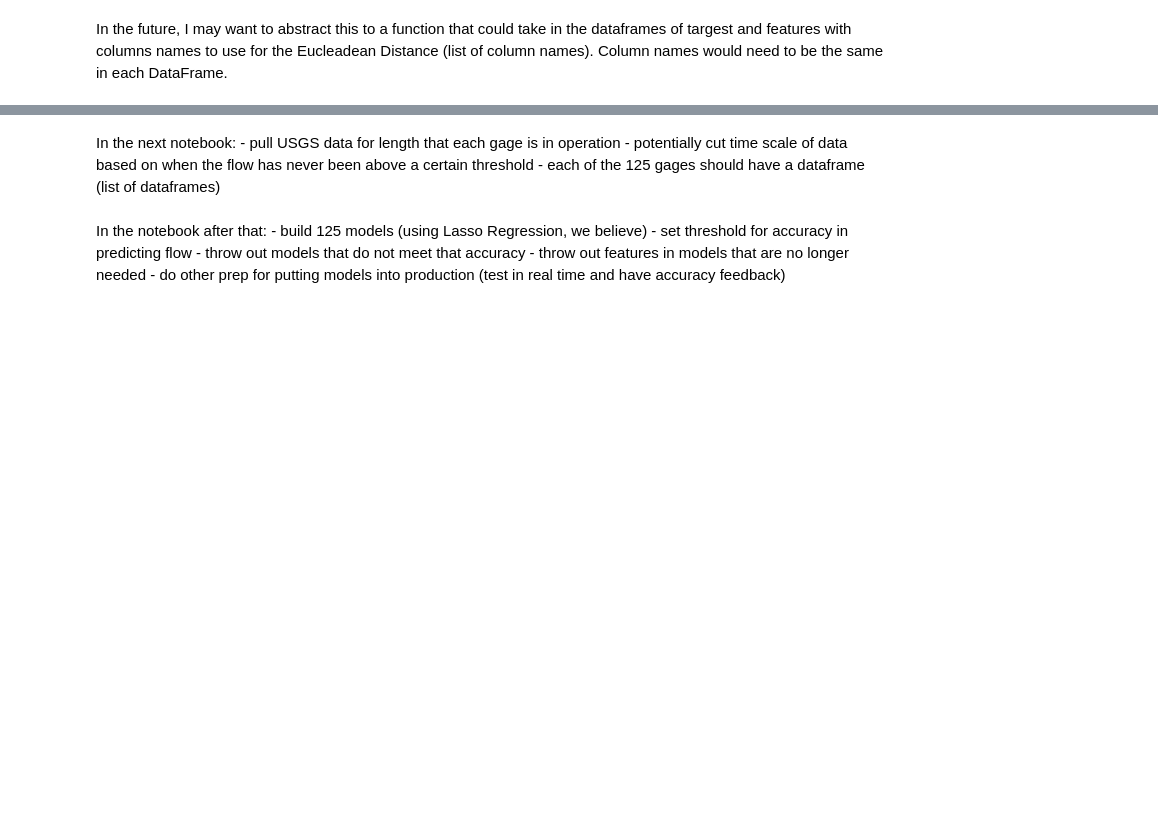
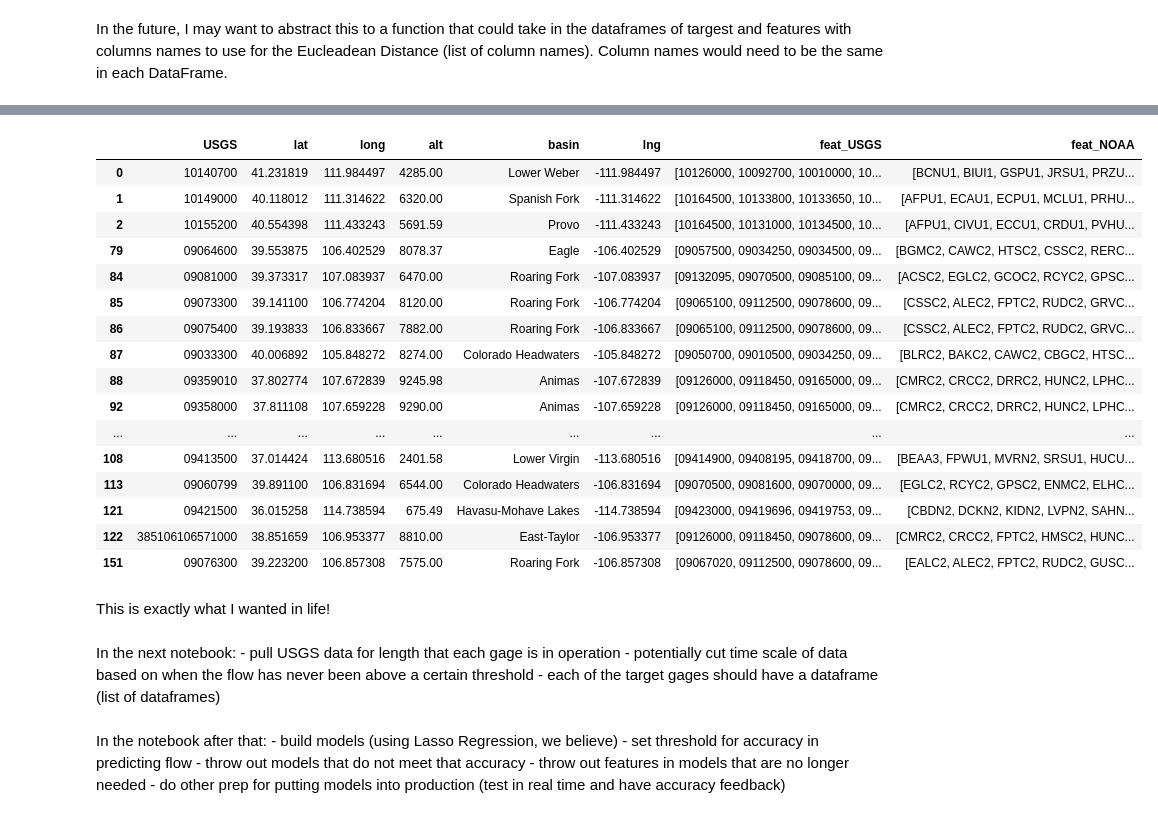
Before and after one commit to sjrekuc/rivermaps, a Jupyter notebook: future/05_feature_pruning.ipynb, the cells around one changed output, grey strips where cells are left out. Saved outputs shown, nothing was run; the diff lists cells and outputs as text; code cells hidden in the pictures; blank space fills up the shorter version.

```diff
--- a/future/05_feature_pruning.ipynb
+++ b/future/05_feature_pruning.ipynb
@@ -340,9 +340,8 @@ for i, r in dt1.iterrows():
     # for each gage in list of USGS gages
     for g in usgs:
         # find corresponding NOAA from df dataframe and save
-        noaa.append(df[df['usgs'] == g]['NOAA_gauge'])
+        noaa.append(df[df['usgs'] == g]['NOAA_gauge'].item())
         # save NOAA name in list
     # add NOAA name list to target dataframe (dt1)
     dt1['feat_NOAA'][i] = noaa
-    break
 # %% [output]
@@ -360,2 +372,24 @@ dt
+# %%
+dt1
+# %% [output]
+|  | USGS | lat | long | alt | basin | lng | feat_USGS | feat_NOAA |
+| 0 | 10140700 | 41.231819 | 111.984497 | 4285.00 | Lower Weber | -111.984497 | [10126000, 10092700, 10010000, 10... | [BCNU1, BIUI1, GSPU1, JRSU1, PRZU... |
+| 1 | 10149000 | 40.118012 | 111.314622 | 6320.00 | Spanish Fork | -111.314622 | [10164500, 10133800, 10133650, 10... | [AFPU1, ECAU1, ECPU1, MCLU1, PRHU... |
+| 2 | 10155200 | 40.554398 | 111.433243 | 5691.59 | Provo | -111.433243 | [10164500, 10131000, 10134500, 10... | [AFPU1, CIVU1, ECCU1, CRDU1, PVHU... |
+| 79 | 09064600 | 39.553875 | 106.402529 | 8078.37 | Eagle | -106.402529 | [09057500, 09034250, 09034500, 09... | [BGMC2, CAWC2, HTSC2, CSSC2, RERC... |
+| 84 | 09081000 | 39.373317 | 107.083937 | 6470.00 | Roaring Fork | -107.083937 | [09132095, 09070500, 09085100, 09... | [ACSC2, EGLC2, GCOC2, RCYC2, GPSC... |
+| 85 | 09073300 | 39.141100 | 106.774204 | 8120.00 | Roaring Fork | -106.774204 | [09065100, 09112500, 09078600, 09... | [CSSC2, ALEC2, FPTC2, RUDC2, GRVC... |
+| 86 | 09075400 | 39.193833 | 106.833667 | 7882.00 | Roaring Fork | -106.833667 | [09065100, 09112500, 09078600, 09... | [CSSC2, ALEC2, FPTC2, RUDC2, GRVC... |
+| 87 | 09033300 | 40.006892 | 105.848272 | 8274.00 | Colorado Headwaters | -105.848272 | [09050700, 09010500, 09034250, 09... | [BLRC2, BAKC2, CAWC2, CBGC2, HTSC... |
+| 88 | 09359010 | 37.802774 | 107.672839 | 9245.98 | Animas | -107.672839 | [09126000, 09118450, 09165000, 09... | [CMRC2, CRCC2, DRRC2, HUNC2, LPHC... |
+| 92 | 09358000 | 37.811108 | 107.659228 | 9290.00 | Animas | -107.659228 | [09126000, 09118450, 09165000, 09... | [CMRC2, CRCC2, DRRC2, HUNC2, LPHC... |
+| ... | ... | ... | ... | ... | ... | ... | ... | ... |
+| 108 | 09413500 | 37.014424 | 113.680516 | 2401.58 | Lower Virgin | -113.680516 | [09414900, 09408195, 09418700, 09... | [BEAA3, FPWU1, MVRN2, SRSU1, HUCU... |
+| 113 | 09060799 | 39.891100 | 106.831694 | 6544.00 | Colorado Headwaters | -106.831694 | [09070500, 09081600, 09070000, 09... | [EGLC2, RCYC2, GPSC2, ENMC2, ELHC... |
+| 121 | 09421500 | 36.015258 | 114.738594 | 675.49 | Havasu-Mohave Lakes | -114.738594 | [09423000, 09419696, 09419753, 09... | [CBDN2, DCKN2, KIDN2, LVPN2, SAHN... |
+| 122 | 385106106571000 | 38.851659 | 106.953377 | 8810.00 | East-Taylor | -106.953377 | [09126000, 09118450, 09078600, 09... | [CMRC2, CRCC2, FPTC2, HMSC2, HUNC... |
+| 151 | 09076300 | 39.223200 | 106.857308 | 7575.00 | Roaring Fork | -106.857308 | [09067020, 09112500, 09078600, 09... | [EALC2, ALEC2, FPTC2, RUDC2, GUSC... |
+# %% [markdown]
+This is exactly what I wanted in life!
 # %%
 # save target dataframe
@@ -363,10 +399,10 @@ dt
 In the next notebook:
     - pull USGS data for length that each gage is in operation
     - potentially cut time scale of data based on when the flow has never been above a certain threshold
-    - each of the 125 gages should have a dataframe (list of dataframes)
+    - each of the target gages should have a dataframe (list of dataframes)
 # %% [markdown]
 In the notebook after that:
-    - build 125 models (using Lasso Regression, we believe)
+    - build models (using Lasso Regression, we believe)
     - set threshold for accuracy in predicting flow
     - throw out models that do not meet that accuracy
     - throw out features in models that are no longer needed
```
Also changed, not shown: parts of 5 cells of this notebook, 3 other files.
